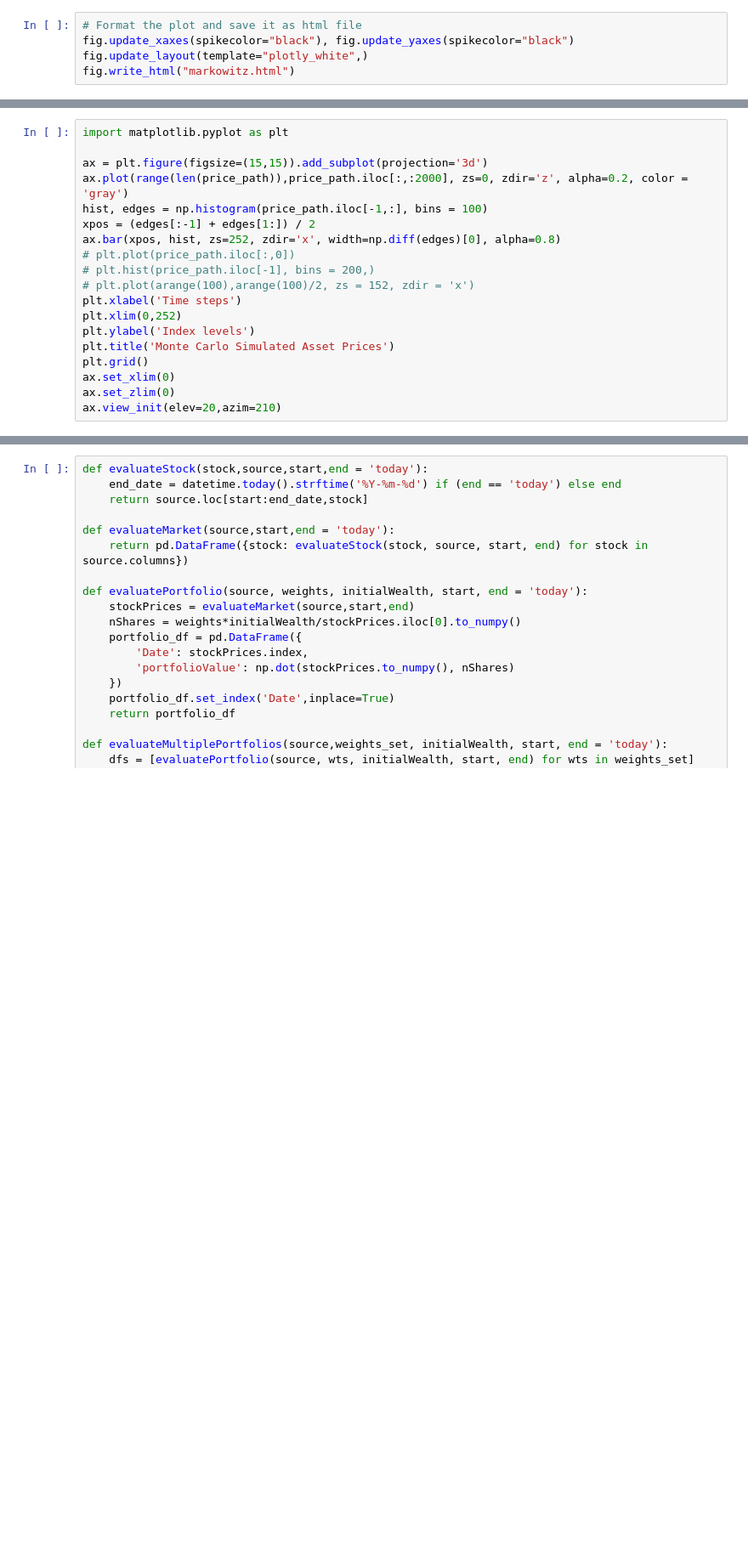
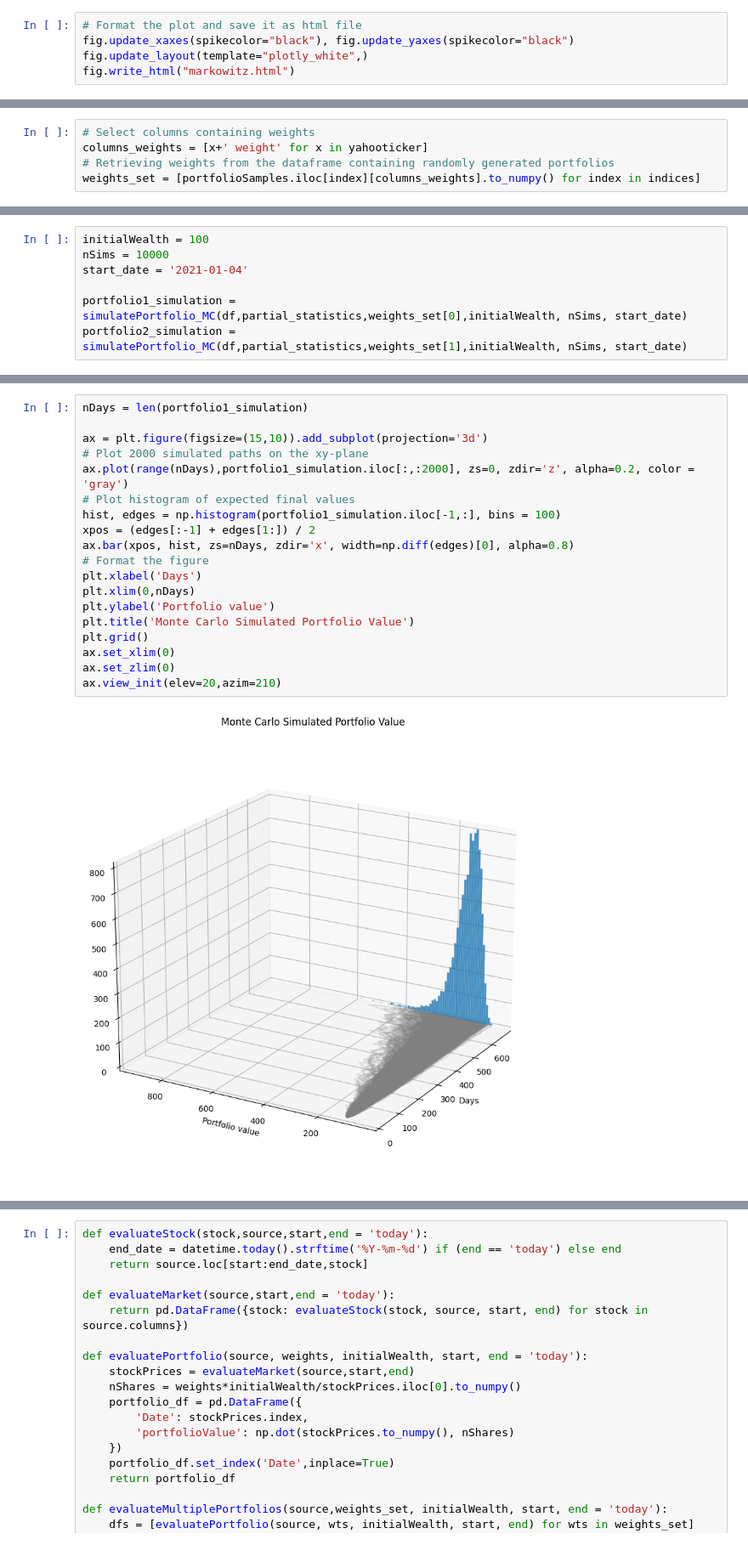
Before and after one commit to FabioNicotra/FabiosPortfolio, a Jupyter notebook: 04_PortfolioSimulation/PortfolioSImulation.ipynb, the cells around one changed output, grey strips where cells are left out. Shown at 85% size. Drawn from its saved outputs; the diff is of its cells as text; blank space fills up the shorter version.

```diff
--- a/04_PortfolioSimulation/PortfolioSImulation.ipynb
+++ b/04_PortfolioSimulation/PortfolioSImulation.ipynb
@@ -280,0 +280,5 @@ price_path.iloc[-1].hist(bins=100)
+# %%
+# Select columns containing weights
+columns_weights = [x+' weight' for x in yahooticker]
+# Retrieving weights from the dataframe containing randomly generated portfolios
+weights_set = [portfolioSamples.iloc[index][columns_weights].to_numpy() for index in indices]
@@ -280,0 +325,7 @@ price_path.iloc[-1].hist(bins=100)
+# %%
+initialWealth = 100
+nSims = 10000
+start_date = '2021-01-04'
+
+portfolio1_simulation = simulatePortfolio_MC(df,partial_statistics,weights_set[0],initialWealth, nSims, start_date)
+portfolio2_simulation = simulatePortfolio_MC(df,partial_statistics,weights_set[1],initialWealth, nSims, start_date)
@@ -281,19 +334,21 @@ price_path.iloc[-1].hist(bins=100)
 # %%
-import matplotlib.pyplot as plt
+nDays = len(portfolio1_simulation)
 
-ax = plt.figure(figsize=(15,15)).add_subplot(projection='3d')
-ax.plot(range(len(price_path)),price_path.iloc[:,:2000], zs=0, zdir='z', alpha=0.2, color = 'gray')
-hist, edges = np.histogram(price_path.iloc[-1,:], bins = 100)
+ax = plt.figure(figsize=(15,10)).add_subplot(projection='3d')
+# Plot 2000 simulated paths on the xy-plane
+ax.plot(range(nDays),portfolio1_simulation.iloc[:,:2000], zs=0, zdir='z', alpha=0.2, color = 'gray')
+# Plot histogram of expected final values
+hist, edges = np.histogram(portfolio1_simulation.iloc[-1,:], bins = 100)
 xpos = (edges[:-1] + edges[1:]) / 2
-ax.bar(xpos, hist, zs=252, zdir='x', width=np.diff(edges)[0], alpha=0.8)
-# plt.plot(price_path.iloc[:,0])
-# plt.hist(price_path.iloc[-1], bins = 200,)
-# plt.plot(arange(100),arange(100)/2, zs = 152, zdir = 'x')
-plt.xlabel('Time steps')
-plt.xlim(0,252)
-plt.ylabel('Index levels')
-plt.title('Monte Carlo Simulated Asset Prices')
+ax.bar(xpos, hist, zs=nDays, zdir='x', width=np.diff(edges)[0], alpha=0.8)
+# Format the figure
+plt.xlabel('Days')
+plt.xlim(0,nDays)
+plt.ylabel('Portfolio value')
+plt.title('Monte Carlo Simulated Portfolio Value')
 plt.grid()
 ax.set_xlim(0)
 ax.set_zlim(0)
 ax.view_init(elev=20,azim=210)
+# %% [output]
+[figure, added]
```
Also changed, not shown: parts of 37 cells of this notebook, 1 other file.
